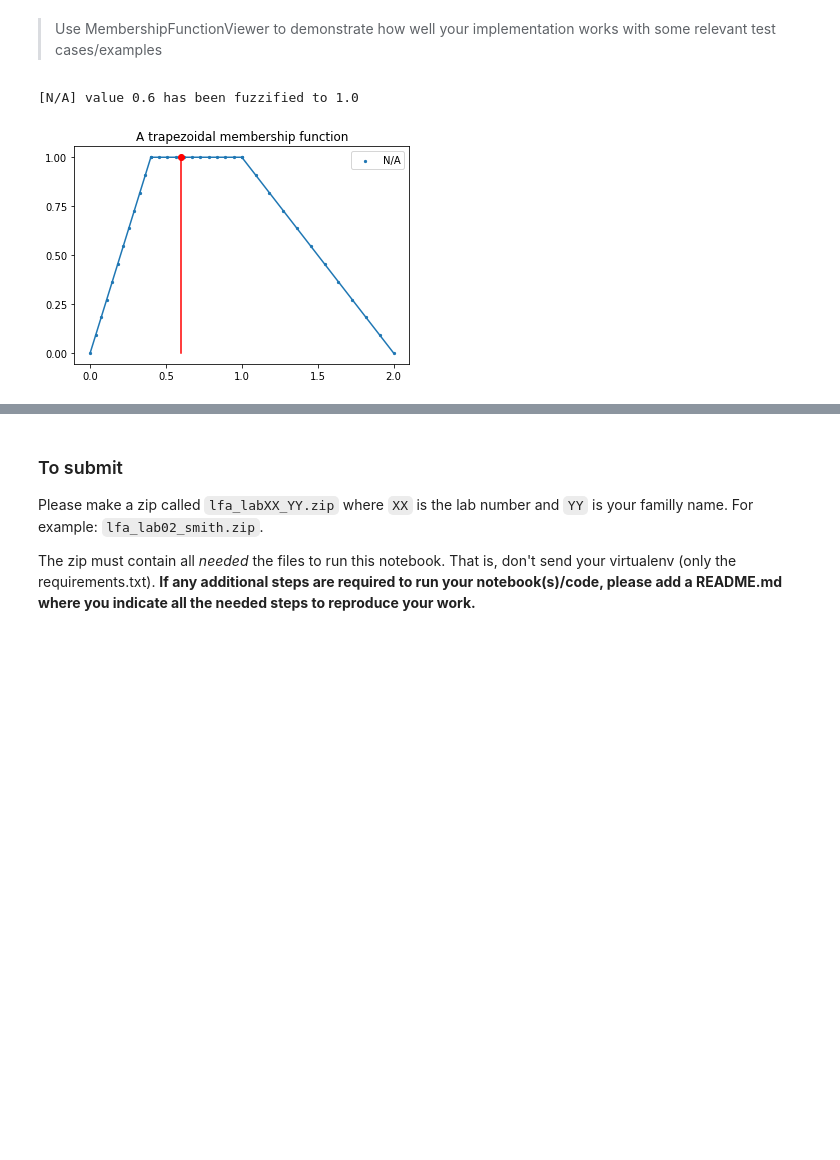
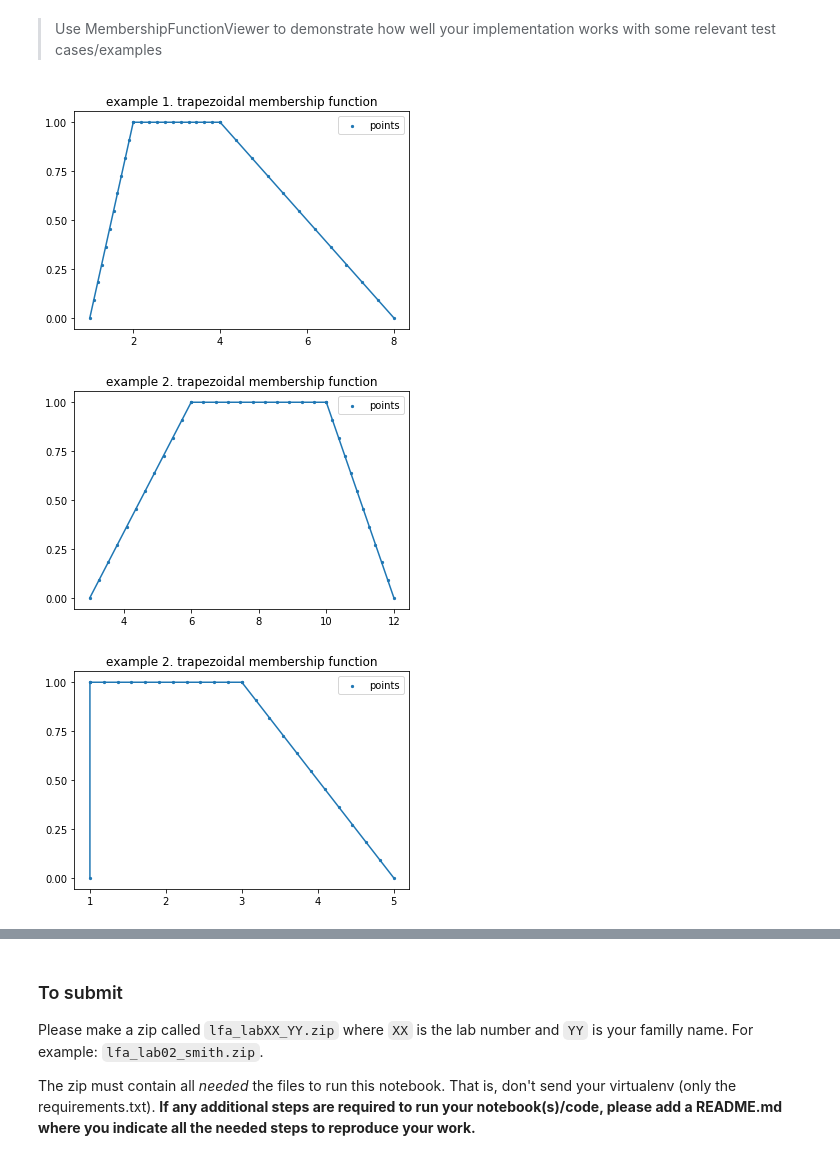
Before and after one commit to Nortalle/LFA_labo_021, a Jupyter notebook: LFA labo 020/membership_functions.ipynb, the cells around one changed output, grey strips where cells are left out. Saved outputs shown, nothing was run; the diff lists cells and outputs as text; code cells hidden in the pictures; blank space fills up the shorter version.

```diff
--- a/LFA labo 020/membership_functions.ipynb
+++ b/LFA labo 020/membership_functions.ipynb
@@ -220,18 +228,37 @@ _add some plots here..._
 # %% [markdown]
 >Use MembershipFunctionViewer to demonstrate how well your implementation works with some relevant test cases/examples
-# %%
-from fuzzy_systems.core.membership_functions.trap_mf import TrapMF
-
-trap_mf = TrapMF(0.0, 0.4, 1.0, 2.0)
-fig, ax = plt.subplots()
-ax.set_title("A trapezoidal membership function")
-mfv = MembershipFunctionViewer(trap_mf, ax=ax, label="N/A")
-mfv.fuzzify(0.6)
-plt.legend()
-plt.show()
-# %% [output]
-[N/A] value 0.6 has been fuzzified to 1.0
-[figure, removed]
+# %%
+from fuzzy_systems.core.membership_functions.trap_mf import TrapMF
+
+trap_mf = TrapMF(1,2,4,8)
+
+fig, ax = plt.subplots()
+ax.set_title("example 1. trapezoidal membership function")
+mfv = MembershipFunctionViewer(trap_mf, ax=ax, label="points")
+plt.legend()
+plt.show()
+
+
+trap_mf = TrapMF(3,6,10,12)
+
+fig, ax = plt.subplots()
+ax.set_title("example 2. trapezoidal membership function")
+mfv = MembershipFunctionViewer(trap_mf, ax=ax, label="points")
+plt.legend()
+plt.show()
+
+
+trap_mf = TrapMF(1,1,3,5)
+
+fig, ax = plt.subplots()
+ax.set_title("example 2. trapezoidal membership function")
+mfv = MembershipFunctionViewer(trap_mf, ax=ax, label="points")
+plt.legend()
+plt.show()
+# %% [output]
+[figure, added]
+[figure, added]
+[figure, added]
 # %% [markdown]
 >A special membership function is the so-called "singleton", in which all the membership is "concentrated" in a single point.
 
```
Also changed, not shown: parts of 4 cells of this notebook, 3 other files.
